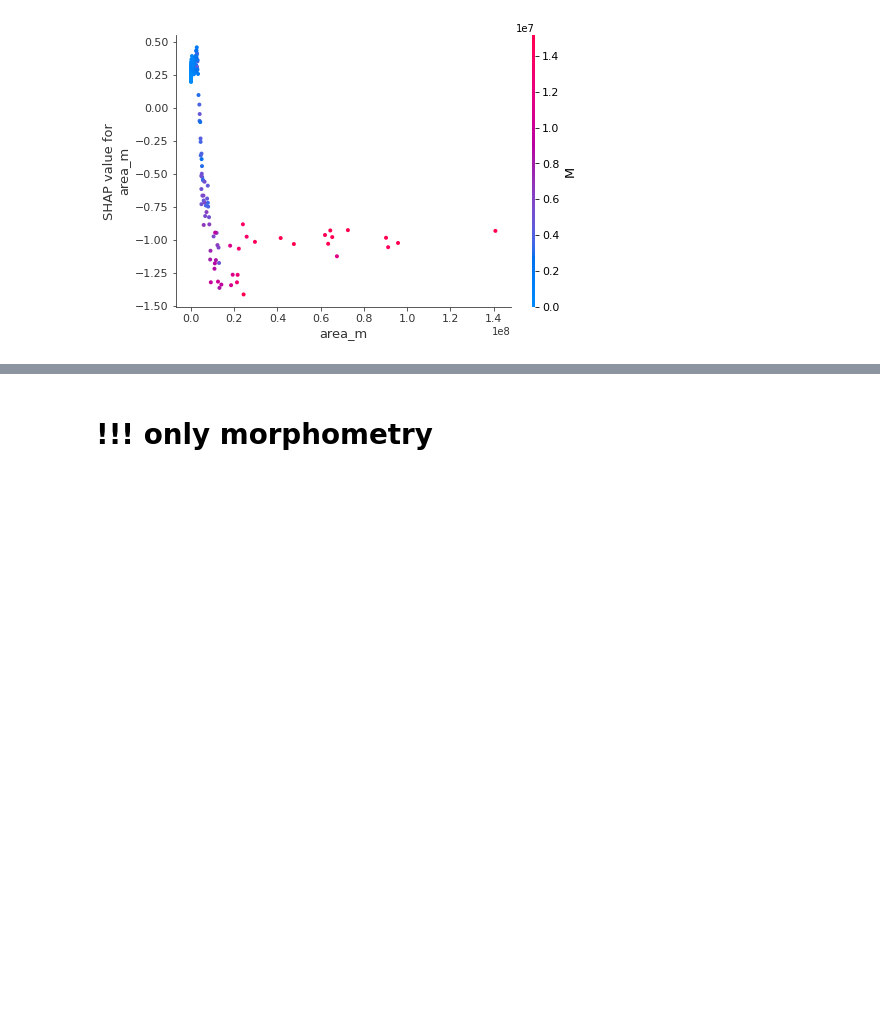
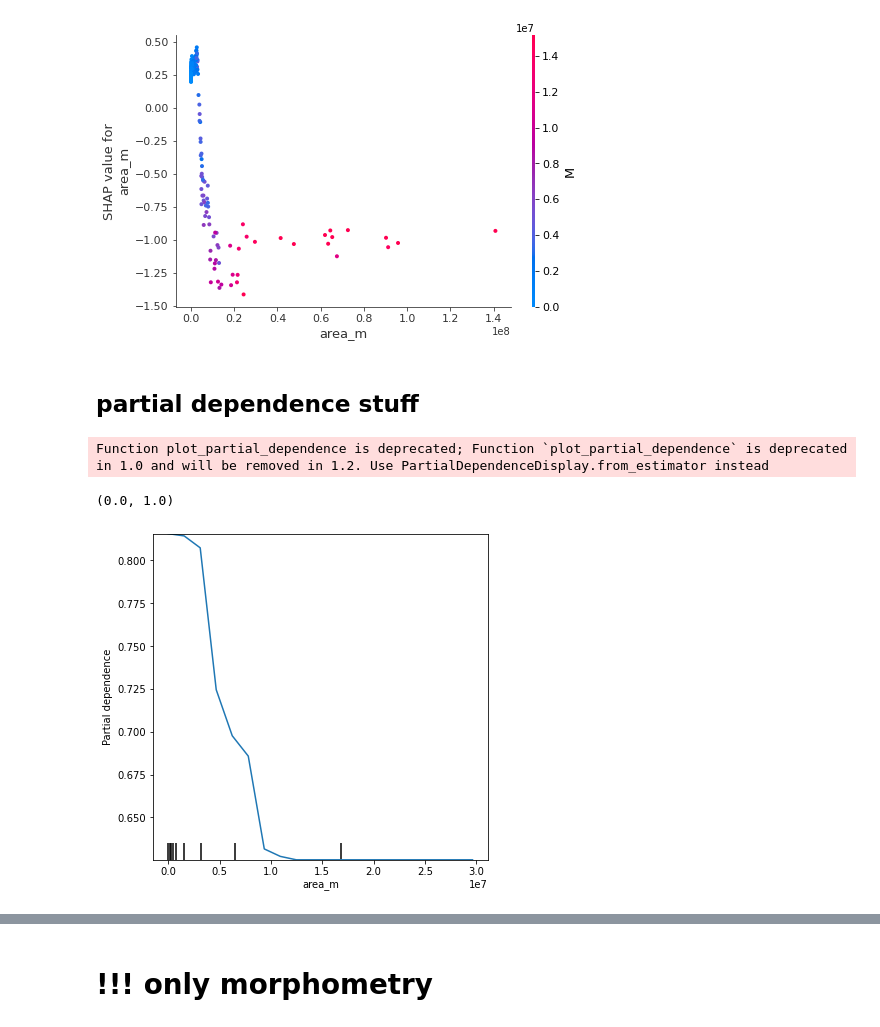
Before and after one commit to varyabazilova/alluvialfans, a Jupyter notebook: ml_model/catboost_morph_climate.ipynb, the cells around one changed output, grey strips where cells are left out. Drawn from its saved outputs; the diff is of its cells as text; code cells hidden in the pictures; blank space fills up the shorter version.

Commit message:
pd talk

```diff
--- a/ml_model/catboost_morph_climate.ipynb
+++ b/ml_model/catboost_morph_climate.ipynb
@@ -298,3 +298,24 @@ shap.summary_plot(shap_valuesTE, X_test, max_display=15, plot_type="bar")
 shap.dependence_plot('area_m', shap_values_test, X_test)
 # %% [output]
 [figure]
+# %% [markdown]
+## partial dependence stuff
+# %%
+
+from sklearn.inspection import partial_dependence, plot_partial_dependence
+
+fig, ax = plt.subplots(figsize=(6, 6))
+ax.set_ylim(0, 1)
+my_plots = plot_partial_dependence(best_model,
+                                   features=['area_m'],       # column numbers of plots we want to show
+                                   X=X,                        # raw predictors data.
+                                   grid_resolution=20,
+                                   response_method='predict_proba',
+                                   ax=ax)  # number of values to plot on x axis
+ax.set_ylim(0, 1)
+
+# plt.savefig('figs_talk/PD_area_example_fortalk2.pdf')
+# %% [output]
+Function plot_partial_dependence is deprecated; Function `plot_partial_dependence` is deprecated in 1.0 and will be removed in 1.2. Use PartialDependenceDisplay.from_estimator instead
+(0.0, 1.0)
+[figure, added]
```
Also changed, not shown: parts of 4 cells of this notebook, 2 other files.
